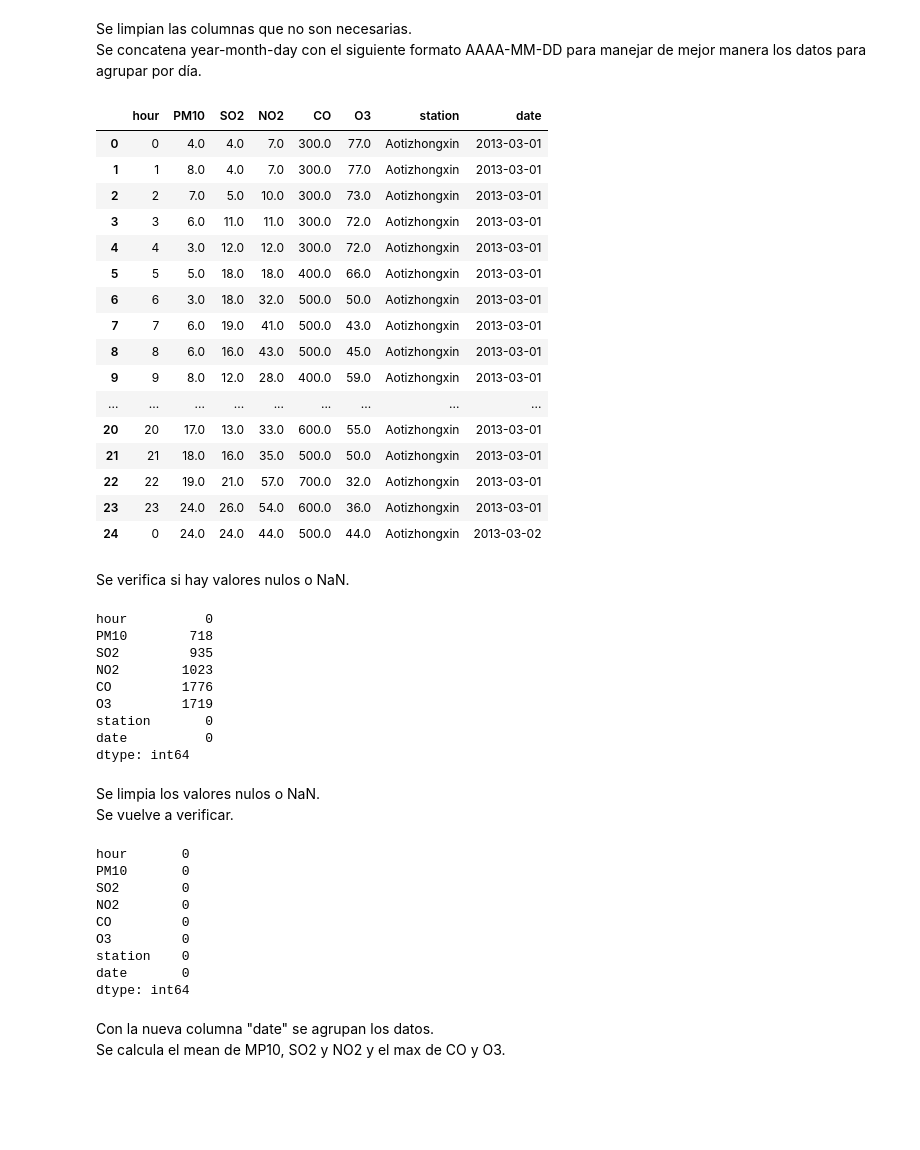
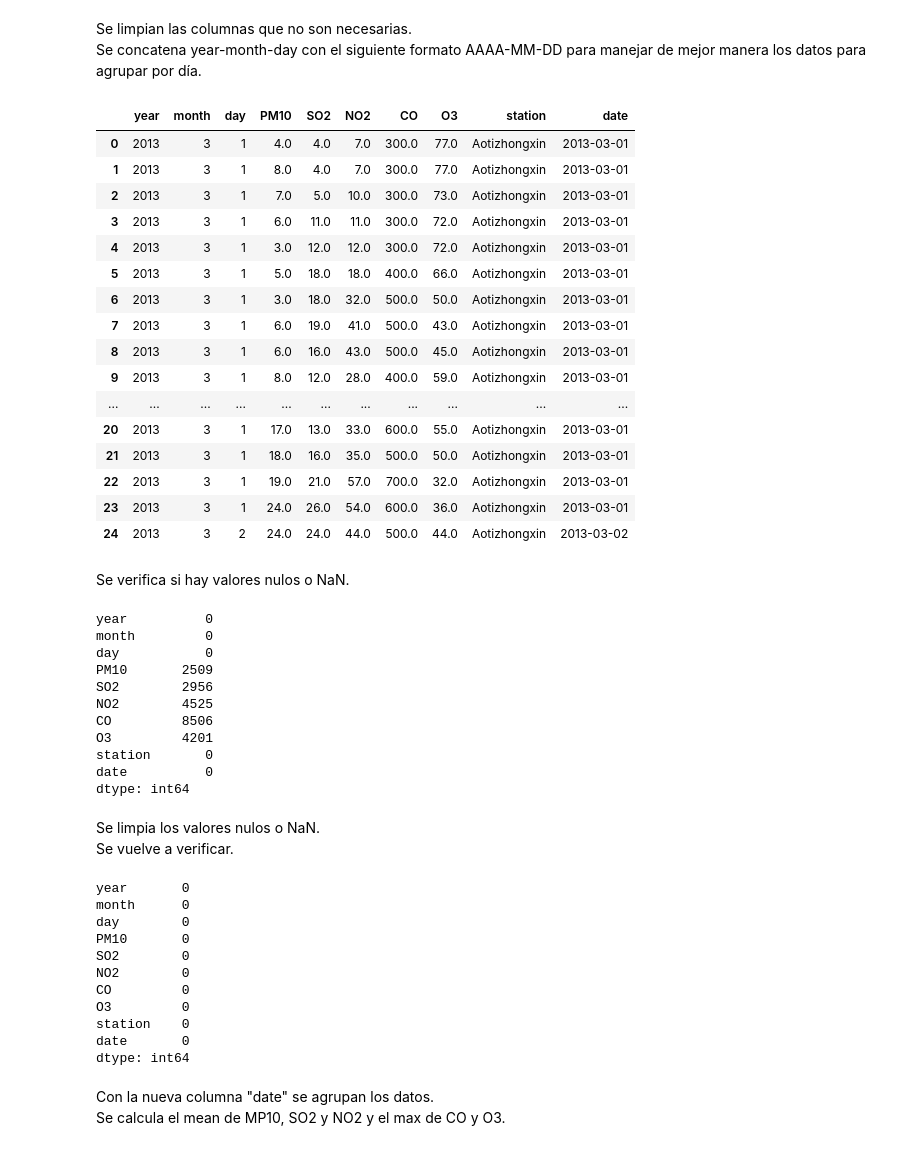
Before and after one commit to JHyel2015/Proyecto2_1B_2023A, a Jupyter notebook: notebooks/Proyecto2B.ipynb, the cells around one changed output. Cells and saved outputs as stored; diff of their text form; code cells hidden in the pictures; blank space fills up the shorter version.

```diff
--- a/notebooks/Proyecto2B.ipynb
+++ b/notebooks/Proyecto2B.ipynb
@@ -71,8 +71,11 @@ def calculate_aqi(concentration, pollutant):
 Se lee el archivo csv a dataframe
 # %%
 df = pd.read_csv(filepath_or_buffer='../data/PRSA_Data_20130301-20170228/PRSA_Data_Aotizhongxin_20130301-20170228.csv',sep=',')
-# df = pd.read_csv(filepath_or_buffer='../data/PRSA_Data_20130301-20170228/PRSA_Data_Changping_20130301-20170228.csv',sep=',')
-# df = pd.read_csv(filepath_or_buffer='../data/PRSA_Data_20130301-20170228/PRSA_Data_Dingling_20130301-20170228.csv',sep=',')
+df2 = pd.read_csv(filepath_or_buffer='../data/PRSA_Data_20130301-20170228/PRSA_Data_Changping_20130301-20170228.csv',sep=',')
+df3 = pd.read_csv(filepath_or_buffer='../data/PRSA_Data_20130301-20170228/PRSA_Data_Dingling_20130301-20170228.csv',sep=',')
+df4 = pd.read_csv(filepath_or_buffer='../data/PRSA_Data_20130301-20170228/PRSA_Data_Dongsi_20130301-20170228.csv',sep=',')
+
+df = pd.concat([df,df2,df3,df4])
 
 df.head(25)
 # %% [output]
@@ -97,46 +100,48 @@ df.head(25)
 Se limpian las columnas que no son necesarias.
 Se concatena year-month-day con el siguiente formato AAAA-MM-DD para manejar de mejor manera los datos para agrupar por día.
 # %%
-df = df.drop(columns=['No','PM2.5','TEMP','PRES','DEWP','RAIN','wd','WSPM'], errors='ignore')
+df = df.drop(columns=['No','hour','PM2.5','TEMP','PRES','DEWP','RAIN','wd','WSPM'], errors='ignore')
 
 combine_lambda = lambda x: '{}-{:02d}-{:02d}'.format(x.year, x.month, x.day)
 
 # df['date'] = df['year'].astype(str) + '-' + df['month'].astype(str)
 
 df['date'] = df.apply(combine_lambda, axis = 1)
 
-df = df.drop(columns=['year','month','day'], errors='ignore')
+# df = df.drop(columns=['year','month','day'], errors='ignore')
 
 df.head(25)
 # %% [output]
-|  | hour | PM10 | SO2 | NO2 | CO | O3 | station | date |
-| 0 | 0 | 4.0 | 4.0 | 7.0 | 300.0 | 77.0 | Aotizhongxin | 2013-03-01 |
-| 1 | 1 | 8.0 | 4.0 | 7.0 | 300.0 | 77.0 | Aotizhongxin | 2013-03-01 |
-| 2 | 2 | 7.0 | 5.0 | 10.0 | 300.0 | 73.0 | Aotizhongxin | 2013-03-01 |
-| 3 | 3 | 6.0 | 11.0 | 11.0 | 300.0 | 72.0 | Aotizhongxin | 2013-03-01 |
-| 4 | 4 | 3.0 | 12.0 | 12.0 | 300.0 | 72.0 | Aotizhongxin | 2013-03-01 |
-| 5 | 5 | 5.0 | 18.0 | 18.0 | 400.0 | 66.0 | Aotizhongxin | 2013-03-01 |
-| 6 | 6 | 3.0 | 18.0 | 32.0 | 500.0 | 50.0 | Aotizhongxin | 2013-03-01 |
-| 7 | 7 | 6.0 | 19.0 | 41.0 | 500.0 | 43.0 | Aotizhongxin | 2013-03-01 |
-| 8 | 8 | 6.0 | 16.0 | 43.0 | 500.0 | 45.0 | Aotizhongxin | 2013-03-01 |
-| 9 | 9 | 8.0 | 12.0 | 28.0 | 400.0 | 59.0 | Aotizhongxin | 2013-03-01 |
-| ... | ... | ... | ... | ... | ... | ... | ... | ... |
-| 20 | 20 | 17.0 | 13.0 | 33.0 | 600.0 | 55.0 | Aotizhongxin | 2013-03-01 |
-| 21 | 21 | 18.0 | 16.0 | 35.0 | 500.0 | 50.0 | Aotizhongxin | 2013-03-01 |
-| 22 | 22 | 19.0 | 21.0 | 57.0 | 700.0 | 32.0 | Aotizhongxin | 2013-03-01 |
-| 23 | 23 | 24.0 | 26.0 | 54.0 | 600.0 | 36.0 | Aotizhongxin | 2013-03-01 |
-| 24 | 0 | 24.0 | 24.0 | 44.0 | 500.0 | 44.0 | Aotizhongxin | 2013-03-02 |
+|  | year | month | day | PM10 | SO2 | NO2 | CO | O3 | station | date |
+| 0 | 2013 | 3 | 1 | 4.0 | 4.0 | 7.0 | 300.0 | 77.0 | Aotizhongxin | 2013-03-01 |
+| 1 | 2013 | 3 | 1 | 8.0 | 4.0 | 7.0 | 300.0 | 77.0 | Aotizhongxin | 2013-03-01 |
+| 2 | 2013 | 3 | 1 | 7.0 | 5.0 | 10.0 | 300.0 | 73.0 | Aotizhongxin | 2013-03-01 |
+| 3 | 2013 | 3 | 1 | 6.0 | 11.0 | 11.0 | 300.0 | 72.0 | Aotizhongxin | 2013-03-01 |
+| 4 | 2013 | 3 | 1 | 3.0 | 12.0 | 12.0 | 300.0 | 72.0 | Aotizhongxin | 2013-03-01 |
+| 5 | 2013 | 3 | 1 | 5.0 | 18.0 | 18.0 | 400.0 | 66.0 | Aotizhongxin | 2013-03-01 |
+| 6 | 2013 | 3 | 1 | 3.0 | 18.0 | 32.0 | 500.0 | 50.0 | Aotizhongxin | 2013-03-01 |
+| 7 | 2013 | 3 | 1 | 6.0 | 19.0 | 41.0 | 500.0 | 43.0 | Aotizhongxin | 2013-03-01 |
+| 8 | 2013 | 3 | 1 | 6.0 | 16.0 | 43.0 | 500.0 | 45.0 | Aotizhongxin | 2013-03-01 |
+| 9 | 2013 | 3 | 1 | 8.0 | 12.0 | 28.0 | 400.0 | 59.0 | Aotizhongxin | 2013-03-01 |
+| ... | ... | ... | ... | ... | ... | ... | ... | ... | ... | ... |
+| 20 | 2013 | 3 | 1 | 17.0 | 13.0 | 33.0 | 600.0 | 55.0 | Aotizhongxin | 2013-03-01 |
+| 21 | 2013 | 3 | 1 | 18.0 | 16.0 | 35.0 | 500.0 | 50.0 | Aotizhongxin | 2013-03-01 |
+| 22 | 2013 | 3 | 1 | 19.0 | 21.0 | 57.0 | 700.0 | 32.0 | Aotizhongxin | 2013-03-01 |
+| 23 | 2013 | 3 | 1 | 24.0 | 26.0 | 54.0 | 600.0 | 36.0 | Aotizhongxin | 2013-03-01 |
+| 24 | 2013 | 3 | 2 | 24.0 | 24.0 | 44.0 | 500.0 | 44.0 | Aotizhongxin | 2013-03-02 |
 # %% [markdown]
 Se verifica si hay valores nulos o NaN.
 # %%
 df.isnull().sum()
 # %% [output]
-hour          0
-PM10        718
-SO2         935
-NO2        1023
-CO         1776
-O3         1719
+year          0
+month         0
+day           0
+PM10       2509
+SO2        2956
+NO2        4525
+CO         8506
+O3         4201
 station       0
 date          0
 dtype: int64
@@ -148,7 +153,9 @@ df = df.dropna()
 
 df.isnull().sum()
 # %% [output]
-hour       0
+year       0
+month      0
+day        0
 PM10       0
 SO2        0
 NO2        0
```
Also changed, not shown: parts of 13 cells of this notebook.
